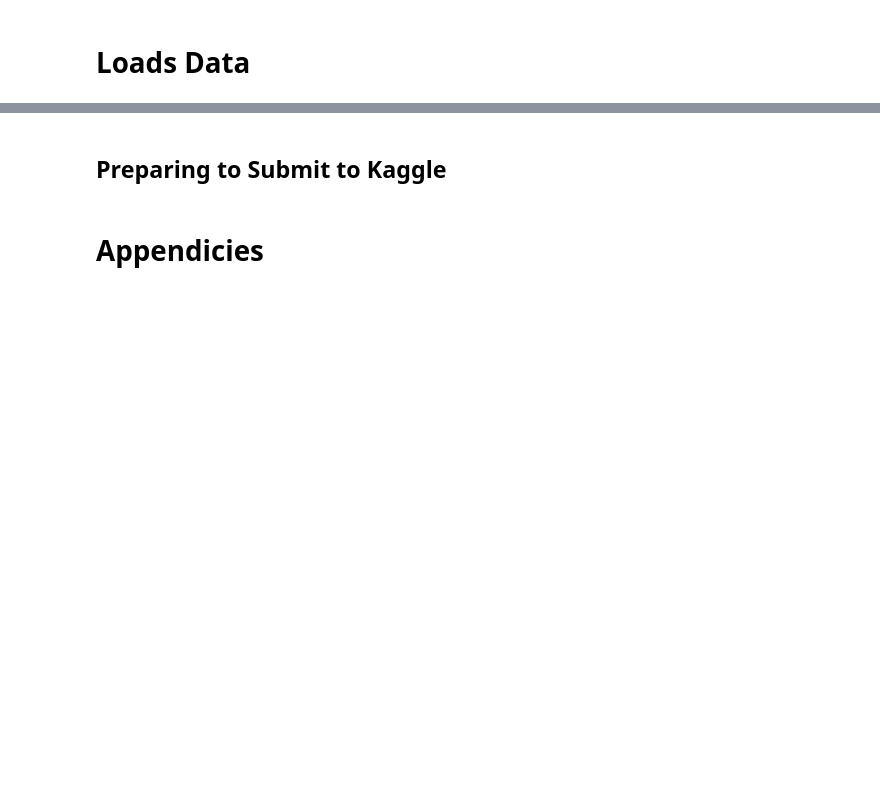
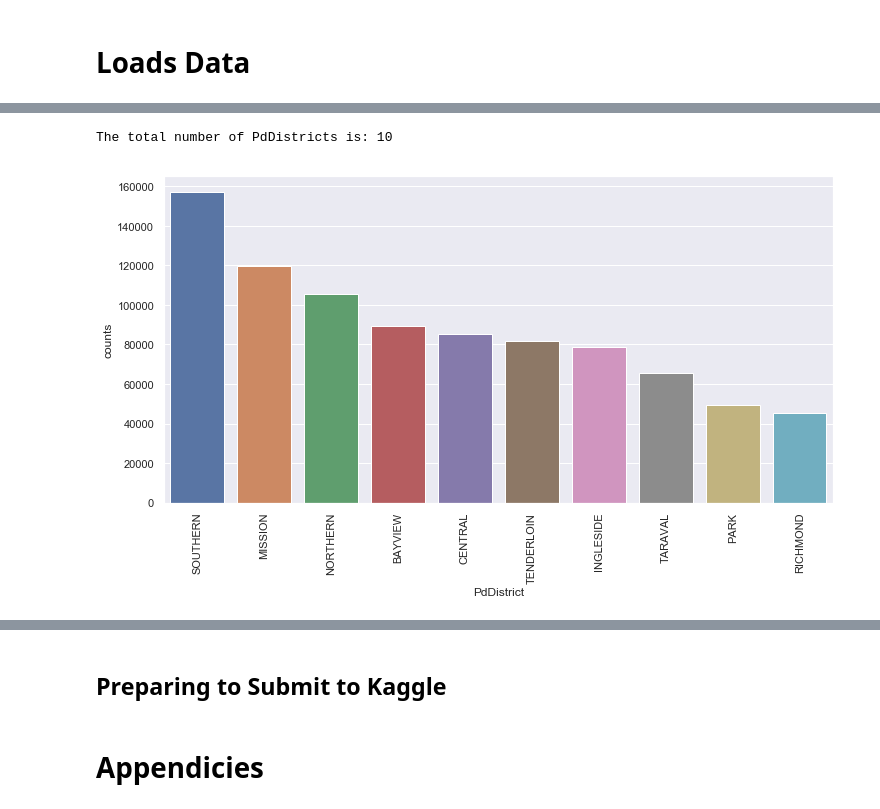
Before and after one commit to ucbiyyq/ucbiyyq-w207re-final-proj, a Jupyter notebook: notebooks/1.0-all-final-submission.ipynb, the cells around one changed output, grey strips where cells are left out. Drawn from its saved outputs; the diff is of its cells as text; code cells hidden in the pictures; blank space fills up the shorter version.

```diff
--- a/notebooks/1.0-all-final-submission.ipynb
+++ b/notebooks/1.0-all-final-submission.ipynb
@@ -107,0 +151,12 @@ print(test_ids.shape)
+# %%
+print('The total number of PdDistricts is: ' + str(len(train_pd.PdDistrict.unique())))
+# %% [output]
+The total number of PdDistricts is: 10
+# %%
+dat = train_pd.groupby(["PdDistrict"]).size().reset_index(name='counts').sort_values(by = "counts", ascending = False)
+
+sns.set(rc = {"figure.figsize" : (12, 6)})
+ax = sns.barplot(x="PdDistrict", y="counts", data=dat). \
+    set_xticklabels(dat['PdDistrict'], rotation = 90)
+# %% [output]
+[figure, added]
```
Also changed, not shown: parts of 59 cells of this notebook.
